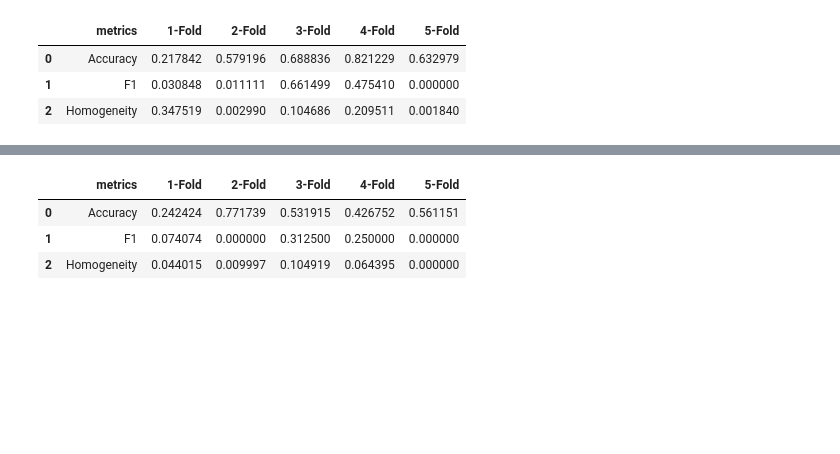
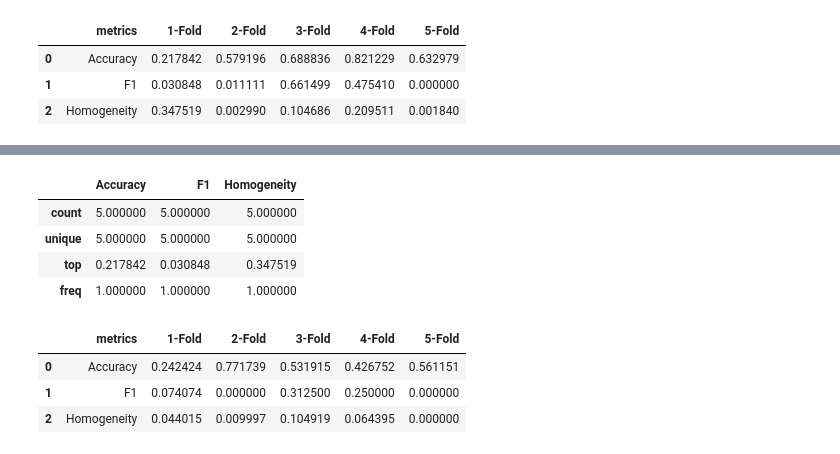
Before and after one commit to MLRG-CEFET-RJ/brca-scrna-seq, a Jupyter notebook: geo/sklearn.ipynb, the cells around one changed output, grey strips where cells are left out. Saved outputs shown, nothing was run; the diff lists cells and outputs as text; code cells hidden in the pictures; blank space fills up the shorter version.

```diff
--- a/geo/sklearn.ipynb
+++ b/geo/sklearn.ipynb
@@ -284,3 +363,11 @@ train_results
+# %%
+temp_train.describe()
+# %% [output]
+|  | Accuracy | F1 | Homogeneity |
+| count | 5.000000 | 5.000000 | 5.000000 |
+| unique | 5.000000 | 5.000000 | 5.000000 |
+| top | 0.217842 | 0.030848 | 0.347519 |
+| freq | 1.000000 | 1.000000 | 1.000000 |
 # %%
 test_results
 # %% [output]
```
Also changed, not shown: parts of 15 cells of this notebook.
